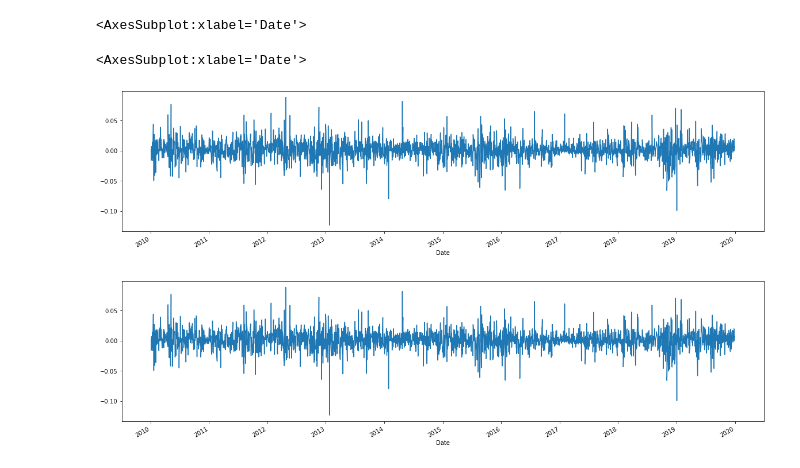
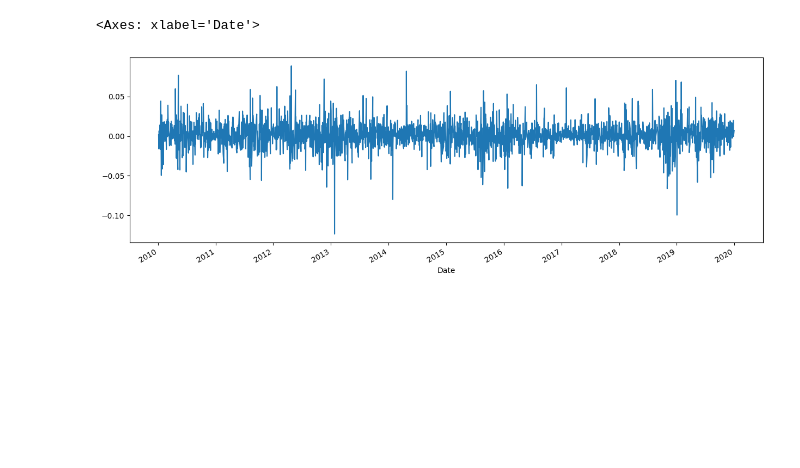
Before and after one commit to matyas-gyu/learning_finance, a Jupyter notebook: learning_finance.ipynb, the cells around one changed output. Saved outputs shown, nothing was run; the diff lists cells and outputs as text; code cells hidden in the pictures; blank space fills up the shorter version.

```diff
--- a/learning_finance.ipynb
+++ b/learning_finance.ipynb
@@ -358,15 +257,13 @@ aapl.pct_change()
 # %%
-#Close price percentage change
+#Close price percentage change line graph
 
 (aapl
 .pct_change()
 .Close
-.plot(figsize=(20,5))
+.plot(figsize=(15,5))
 )
 # %% [output]
-<AxesSubplot:xlabel='Date'>
+<Axes: xlabel='Date'>
-<AxesSubplot:xlabel='Date'>
-[figure, old version]
+[figure, new version]
-[figure, removed]
 # %%
 #Historgram
```
Also changed, not shown: parts of 24 cells of this notebook.
